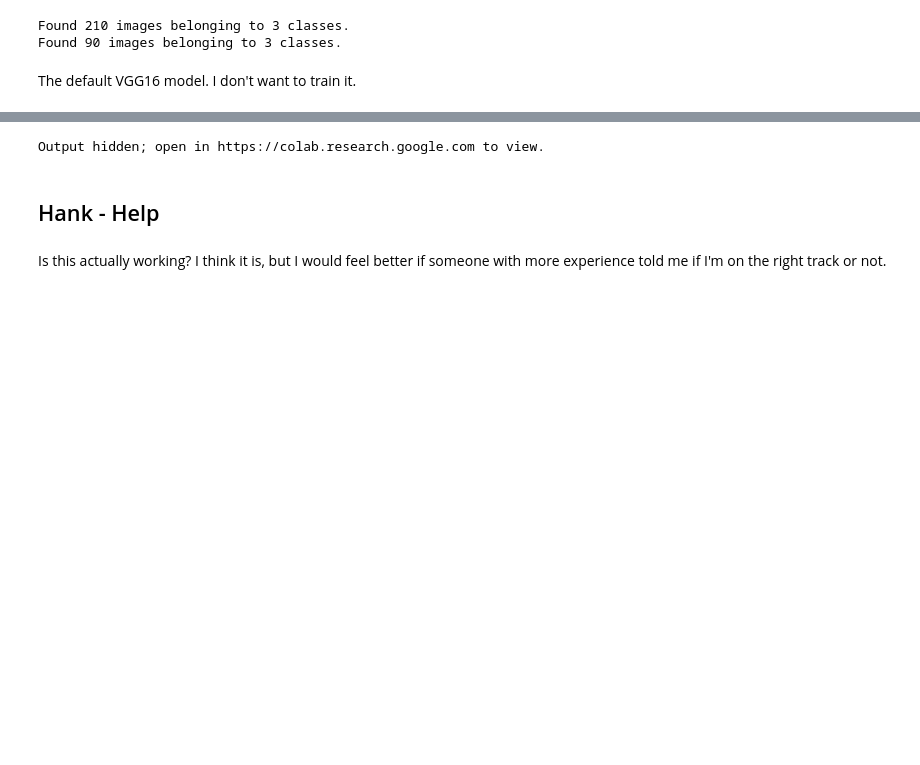
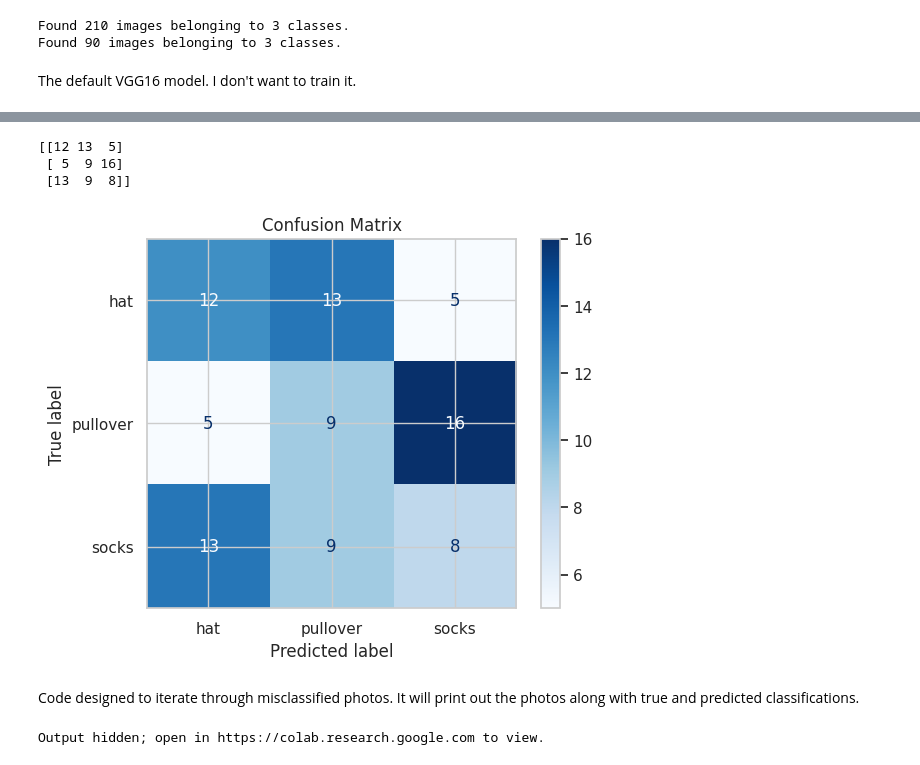
Before and after one commit to FragariaChemist/ravelry_project, a Jupyter notebook: code/ravelry_image_code.ipynb, the cells around one changed output, grey strips where cells are left out. Drawn from its saved outputs; the diff is of its cells as text; code cells hidden in the pictures; blank space fills up the shorter version.

```diff
--- a/code/ravelry_image_code.ipynb
+++ b/code/ravelry_image_code.ipynb
@@ -196,3 +220,24 @@ class_names
+# %%
+from sklearn.metrics import confusion_matrix, ConfusionMatrixDisplay
+
+y_true = test_gen.classes
+cm = confusion_matrix(y_true, y_pred)
+print(cm)
+# %% [output]
+[[12 13  5]
+ [ 5  9 16]
+ [13  9  8]]
+# %%
+disp = ConfusionMatrixDisplay(confusion_matrix=cm, display_labels=list(test_gen.class_indices.keys()))
+
+# Plot the confusion matrix
+disp.plot(cmap='Blues')
+plt.title('Confusion Matrix')
+plt.show()
+# %% [output]
+[figure, added]
+# %% [markdown]
+Code designed to iterate through misclassified photos.  It will print out the photos along with true and predicted classifications.
 # %%
 wrong_garment_indices = np.where(y_pred != test_gen.classes)[0]
 
@@ -226,7 +271,3 @@ for i in wrong_garment_indices[:10]:
         print(f"Error occurred: {e}")
 # %% [output]
 Output hidden; open in https://colab.research.google.com to view.
-# %% [markdown]
-## Hank - Help
-# %% [markdown]
-Is this actually working? I think it is, but I would feel better if someone with more experience told me if I'm on the right track or not.
```
Also changed, not shown: parts of 22 cells of this notebook.
